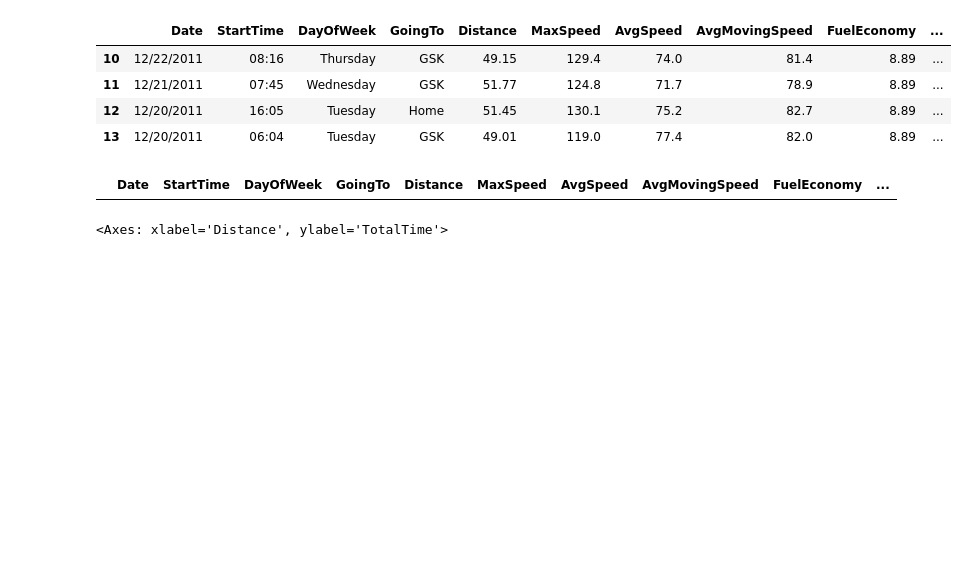
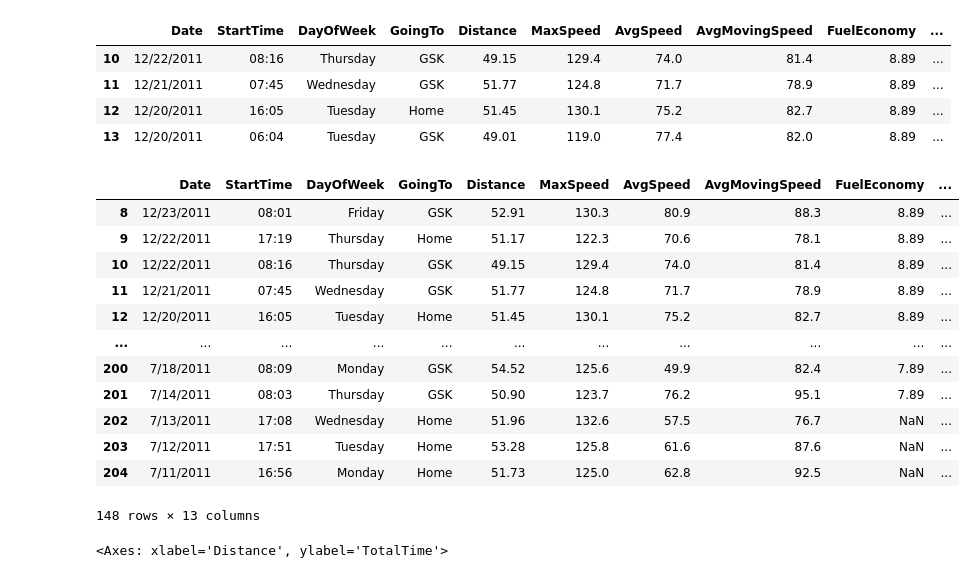
Before and after one commit to danifelman/DanielaFelman, a Jupyter notebook: PandasAssignment.ipynb, the cells around one changed output. Saved outputs shown, nothing was run; the diff lists cells and outputs as text; code cells hidden in the pictures; blank space fills up the shorter version.

```diff
--- a/PandasAssignment.ipynb
+++ b/PandasAssignment.ipynb
@@ -192,9 +192,21 @@ df.iloc[10:14] #indexing rows
 | 12 | 12/20/2011 | 16:05 | Tuesday | Home | 51.45 | 130.1 | 75.2 | 82.7 | 8.89 | ... |
 | 13 | 12/20/2011 | 06:04 | Tuesday | GSK | 49.01 | 119.0 | 77.4 | 82.0 | 8.89 | ... |
 # %%
- df[(df['Date'] == "11/13/2011") | (df['Date']<= "01/06/2012")]                 #range: 11/13/2011 to 01/06/2012
+df[(df['Date'] >= "11/23/2011") | (df['Date'] <= "01/06/2012")]             #range: 11/13/2011 to 01/06/2012
 # %% [output]
 |  | Date | StartTime | DayOfWeek | GoingTo | Distance | MaxSpeed | AvgSpeed | AvgMovingSpeed | FuelEconomy | ... |
+| 8 | 12/23/2011 | 08:01 | Friday | GSK | 52.91 | 130.3 | 80.9 | 88.3 | 8.89 | ... |
+| 9 | 12/22/2011 | 17:19 | Thursday | Home | 51.17 | 122.3 | 70.6 | 78.1 | 8.89 | ... |
+| 10 | 12/22/2011 | 08:16 | Thursday | GSK | 49.15 | 129.4 | 74.0 | 81.4 | 8.89 | ... |
+| 11 | 12/21/2011 | 07:45 | Wednesday | GSK | 51.77 | 124.8 | 71.7 | 78.9 | 8.89 | ... |
+| 12 | 12/20/2011 | 16:05 | Tuesday | Home | 51.45 | 130.1 | 75.2 | 82.7 | 8.89 | ... |
+| ... | ... | ... | ... | ... | ... | ... | ... | ... | ... | ... |
+| 200 | 7/18/2011 | 08:09 | Monday | GSK | 54.52 | 125.6 | 49.9 | 82.4 | 7.89 | ... |
+| 201 | 7/14/2011 | 08:03 | Thursday | GSK | 50.90 | 123.7 | 76.2 | 95.1 | 7.89 | ... |
+| 202 | 7/13/2011 | 17:08 | Wednesday | Home | 51.96 | 132.6 | 57.5 | 76.7 | NaN | ... |
+| 203 | 7/12/2011 | 17:51 | Tuesday | Home | 53.28 | 125.8 | 61.6 | 87.6 | NaN | ... |
+| 204 | 7/11/2011 | 16:56 | Monday | Home | 51.73 | 125.0 | 62.8 | 92.5 | NaN | ... |
+148 rows × 13 columns
 # %%
 
 df.plot(kind='scatter', x='Distance', y="TotalTime")
```
